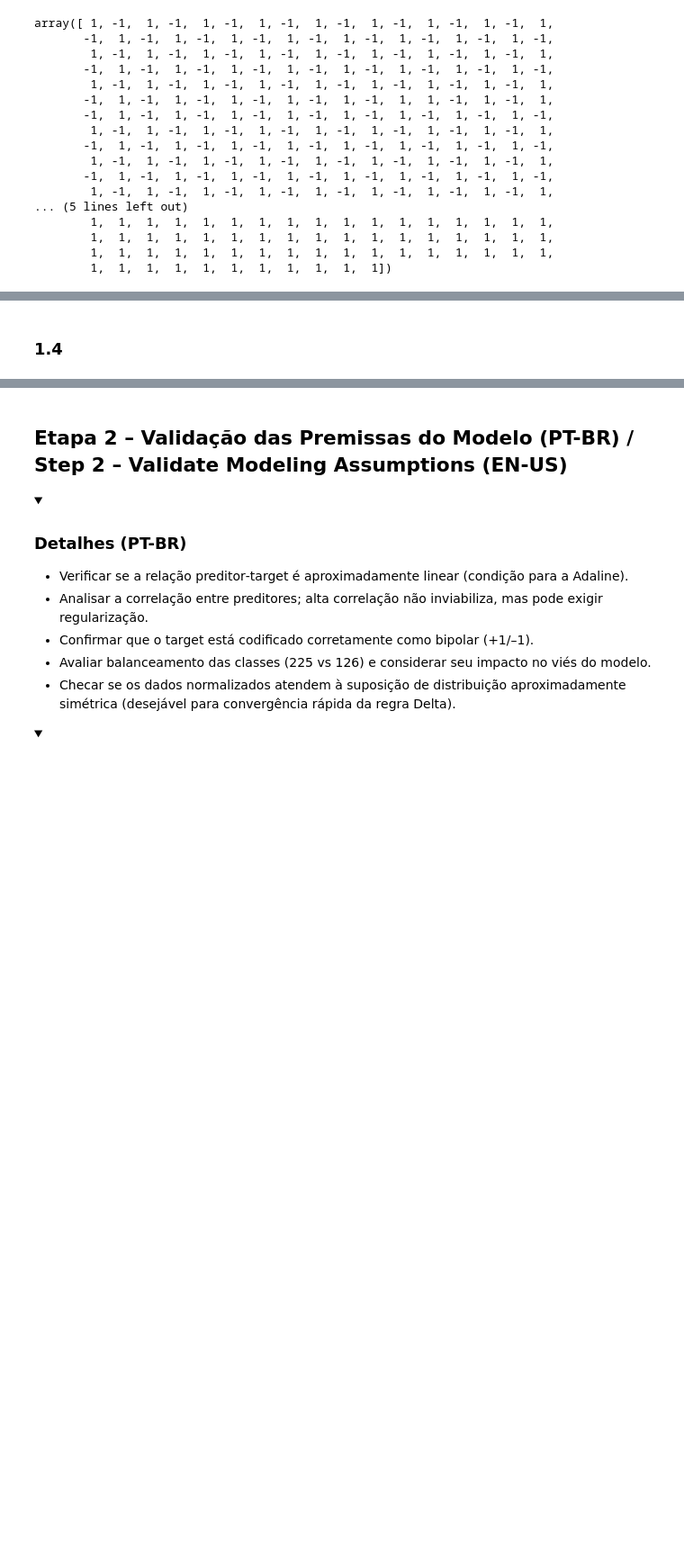
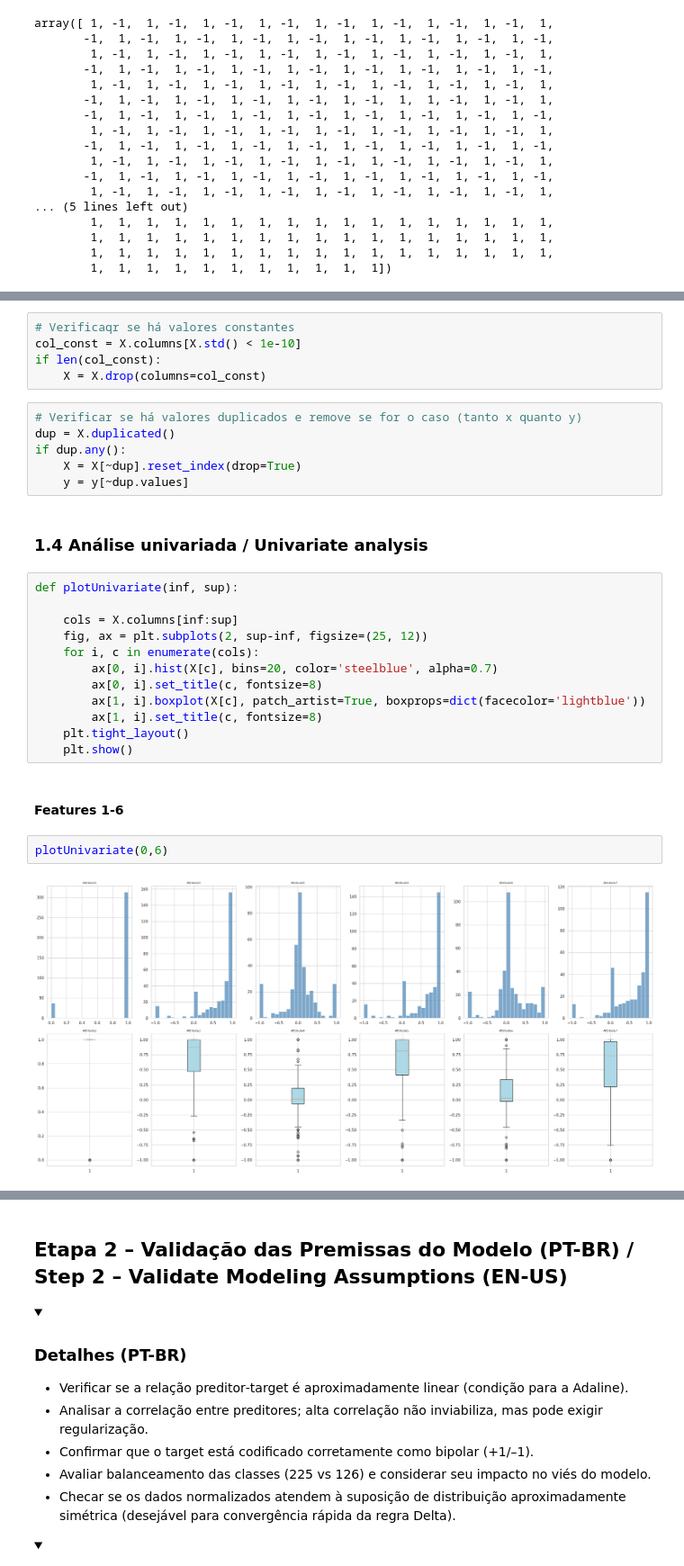
Before and after one commit to Joaof14/Intelligent-Systems, a Jupyter notebook: AdalineNeuralNetwork/ionosphere-detection-adaline-neural-network.ipynb, the cells around one changed output, grey strips where cells are left out. Shown at 90% size. Saved outputs shown, nothing was run; the diff lists cells and outputs as text; folded sections open; blank space fills up the shorter version.

```diff
--- a/AdalineNeuralNetwork/ionosphere-detection-adaline-neural-network.ipynb
+++ b/AdalineNeuralNetwork/ionosphere-detection-adaline-neural-network.ipynb
@@ -236,2 +257,31 @@ assert X.isnull().sum().sum() == 0, "Existem missings – tratar antes de prosse
+# %%
+# Verificaqr se há valores constantes
+col_const = X.columns[X.std() < 1e-10]
+if len(col_const):
+    X = X.drop(columns=col_const)
+# %%
+# Verificar se há valores duplicados e remove se for o caso (tanto x quanto y)
+dup = X.duplicated()
+if dup.any():
+    X = X[~dup].reset_index(drop=True)
+    y = y[~dup.values]
 # %% [markdown]
-### 1.4
+### 1.4 Análise univariada / Univariate analysis
+# %%
+def plotUnivariate(inf, sup):
+
+    cols = X.columns[inf:sup]
+    fig, ax = plt.subplots(2, sup-inf, figsize=(25, 12))
+    for i, c in enumerate(cols):
+        ax[0, i].hist(X[c], bins=20, color='steelblue', alpha=0.7)
+        ax[0, i].set_title(c, fontsize=8)
+        ax[1, i].boxplot(X[c], patch_artist=True, boxprops=dict(facecolor='lightblue'))
+        ax[1, i].set_title(c, fontsize=8)
+    plt.tight_layout()
+    plt.show()
+# %% [markdown]
+#### Features 1-6
+# %%
+plotUnivariate(0,6)
+# %% [output]
+[figure, added]
```
Also changed, not shown: parts of 32 cells of this notebook.
